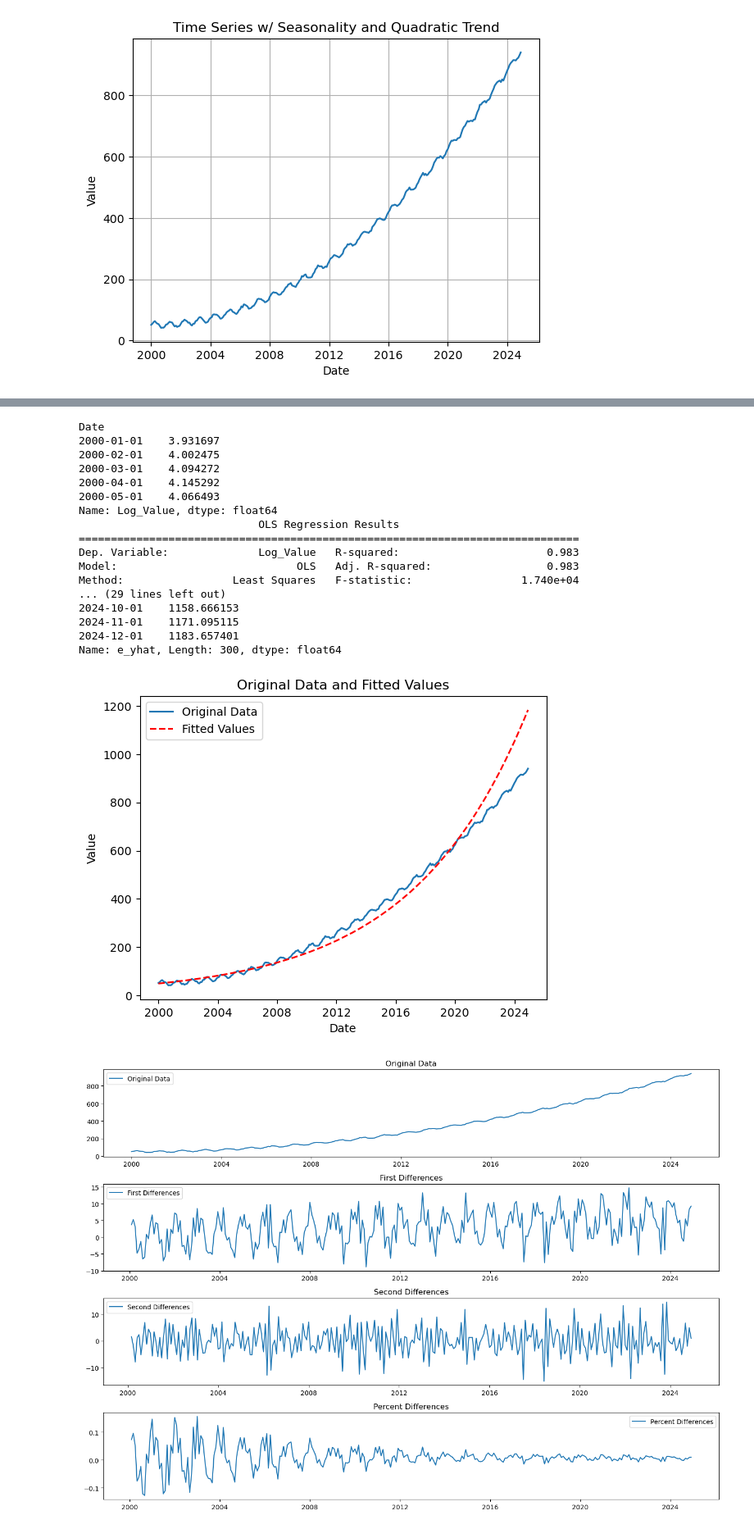
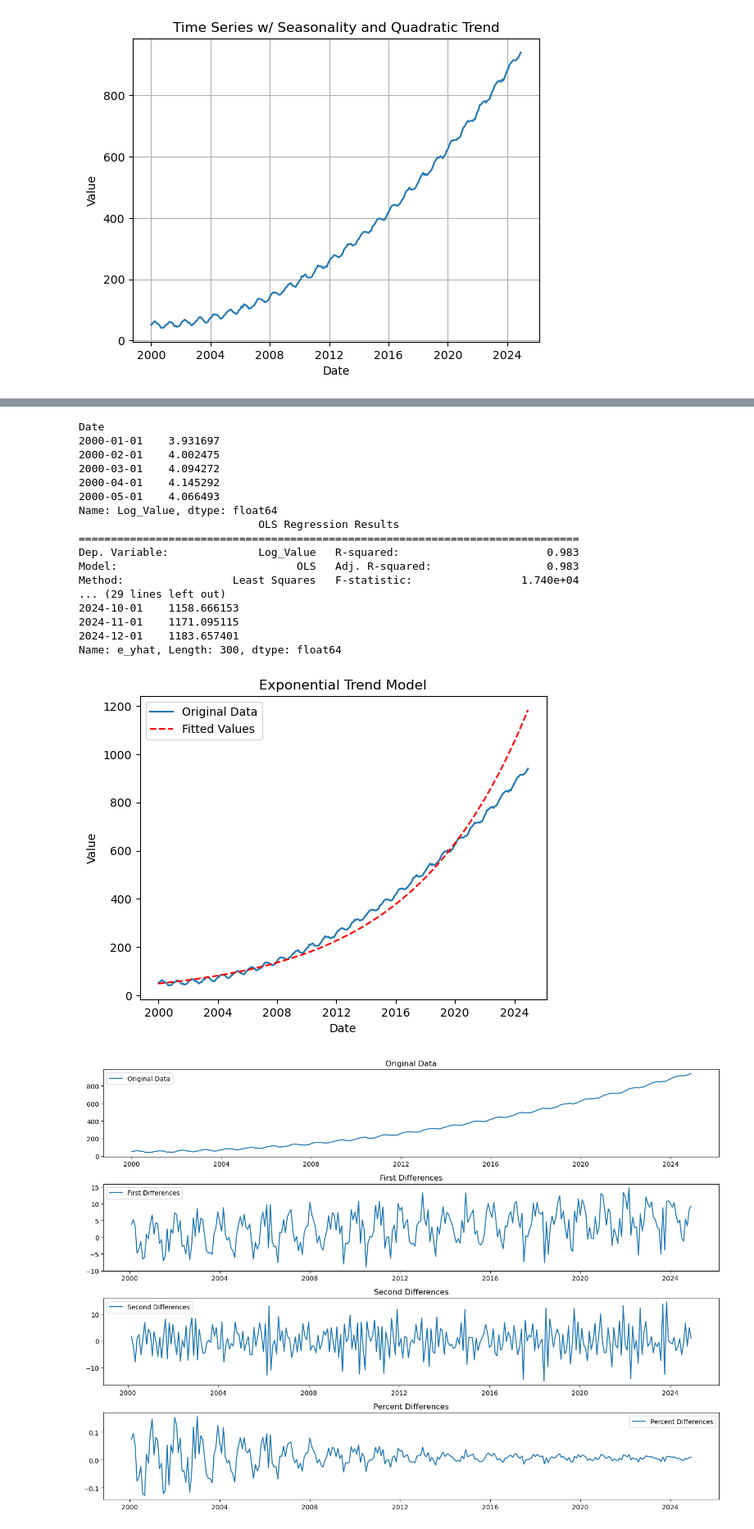
Before and after one commit to rjwrobel86/Python4Statistics, a Jupyter notebook: Notebooks/TS-LQ&E Models.ipynb, the cells around one changed output, grey strips where cells are left out. Shown at 82% size. Saved outputs shown, nothing was run; the diff lists cells and outputs as text; code cells hidden in the pictures.

```diff
--- a/Notebooks/TS-LQ&E Models.ipynb
+++ b/Notebooks/TS-LQ&E Models.ipynb
@@ -117,35 +125,35 @@ df['Log_Value'] = np.log(df['Value'])
 print(df['Log_Value'].head())
 exponential_model = smf.ols('Log_Value ~ 1 + Linear_Time_Trend', data=df).fit()
 print(exponential_model.summary())
 df['e_yhat'] = np.exp(exponential_model.fittedvalues) #Exponentiated to get back into original scale
 print(df['e_yhat'])
 
 plt.plot(df.index, df['Value'], label='Original Data')
 plt.plot(df.index, df['e_yhat'], label='Fitted Values', color='red', linestyle='--')
-plt.title('Original Data and Fitted Values')
+plt.title('Exponential Trend Model')
 plt.xlabel('Date')
 plt.ylabel('Value')
 plt.legend()
 plt.show()
 # %% [output]
 Date
 2000-01-01    3.931697
 2000-02-01    4.002475
 2000-03-01    4.094272
 2000-04-01    4.145292
 2000-05-01    4.066493
 Name: Log_Value, dtype: float64
                             OLS Regression Results
 ==============================================================================
 Dep. Variable:              Log_Value   R-squared:                       0.983
 Model:                            OLS   Adj. R-squared:                  0.983
 Method:                 Least Squares   F-statistic:                 1.740e+04
 ... (29 lines left out)
 2024-10-01    1158.666153
 2024-11-01    1171.095115
 2024-12-01    1183.657401
 Name: e_yhat, Length: 300, dtype: float64
-[figure, old version]
+[figure, new version]
 # %%
 #Selecting Between Models Using Differences
 df['Value_First_Diff'] = df['Value'].diff()
```
Also changed, not shown: parts of 3 cells of this notebook, 31 other files.
